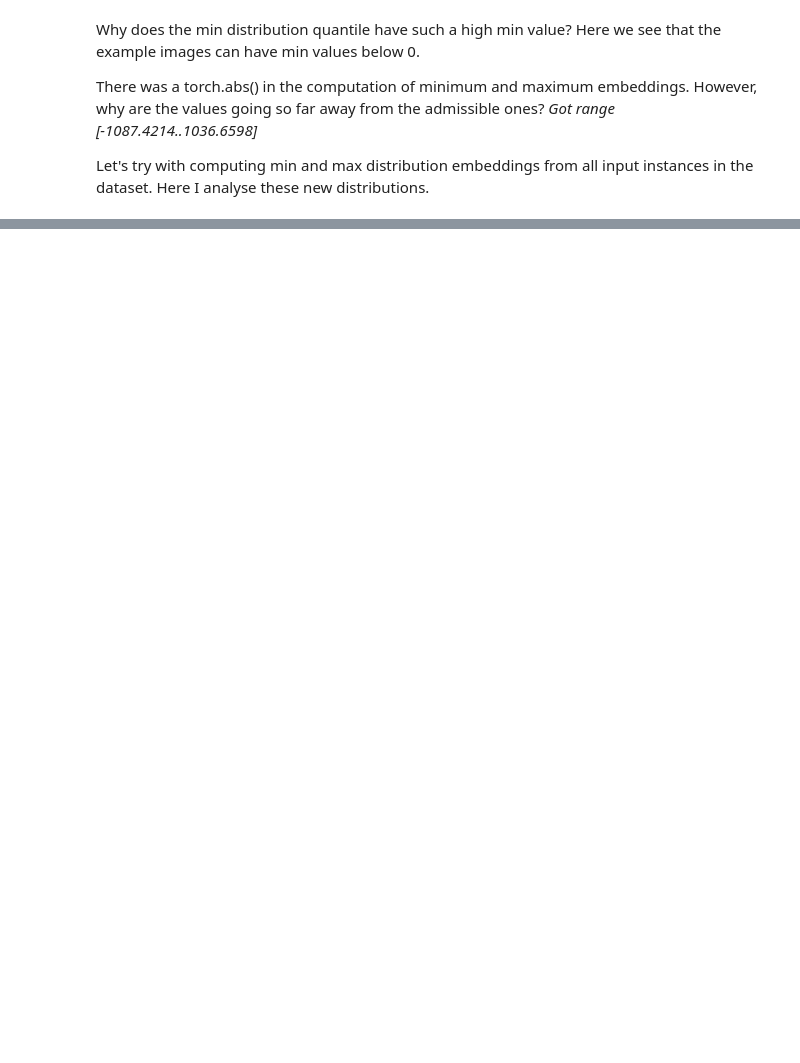
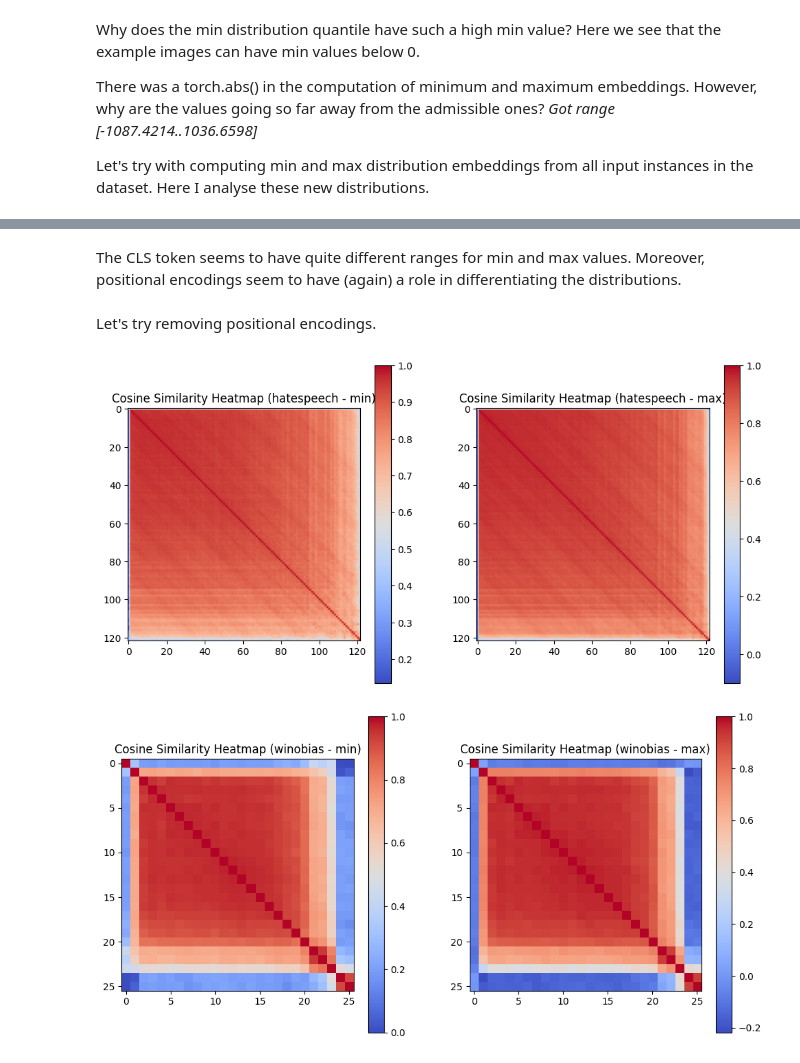
Before and after one commit to alessiomarta/transformers_equivalence_classes, a Jupyter notebook: notebooks/psychedelic_vit.ipynb, the cells around one changed output, grey strips where cells are left out. Drawn from its saved outputs; the diff is of its cells as text; code cells hidden in the pictures; blank space fills up the shorter version.

```diff
--- a/notebooks/psychedelic_vit.ipynb
+++ b/notebooks/psychedelic_vit.ipynb
@@ -331,0 +517,68 @@ Using the maximum padding slows the experiment by a lot, but it is the most accu
+# %% [markdown]
+The CLS token seems to have quite different ranges for min and max values. Moreover, positional encodings seem to have (again) a role in differentiating the distributions.
+# %% [markdown]
+Let's try removing positional encodings.
+# %%
+experiment_winobias = load_json(winobias_experiment_path)
+experiment_hatespeech = load_json(hatespeech_experiment_path)
+bert_winobias_tokenizer, bert_winobias_model = load_bert_model(
+    experiment_winobias["model_path"],
+    mask_or_cls=experiment_winobias["objective"],
+    device=device,
+)
+bert_hatespeech_tokenizer, bert_hatespeech_model = load_bert_model(
+    experiment_hatespeech["model_path"],
+    mask_or_cls=experiment_hatespeech["objective"],
+    device=device,
+)
+# %%
+distrib_no_position = {
+    k: {
+        m: e.squeeze()
+        - (
+            bert_hatespeech_model if k == "hatespeech" else bert_winobias_model
+        ).bert.embeddings.position_embeddings.weight
+        for m, e in distrib[k].items()
+    }
+    for k, v in distrib.items()
+    if k in ["hatespeech", "winobias"]
+}
+
+# Compute cosine similarity matrices
+cosine_similarity_hatespeech_min_no_position = compute_cosine_similarity(
+    distrib_no_position["hatespeech"]["min"]
+)
+cosine_similarity_hatespeech_max_no_position = compute_cosine_similarity(
+    distrib_no_position["hatespeech"]["max"]
+)
+cosine_similarity_winobias_min_no_position = compute_cosine_similarity(
+    distrib_no_position["winobias"]["min"]
+)
+cosine_similarity_winobias_max_no_position = compute_cosine_similarity(
+    distrib_no_position["winobias"]["max"]
+)
+
+plot_similarity_heatmaps(
+    [
+        cosine_similarity_hatespeech_min_no_position[:122, :122].detach().numpy(),
+        cosine_similarity_hatespeech_max_no_position[:122, :122].detach().numpy(),
+    ],
+    [
+        "Cosine Similarity Heatmap (hatespeech - min)",
+        "Cosine Similarity Heatmap (hatespeech - max)",
+    ],
+)
+
+plot_similarity_heatmaps(
+    [
+        cosine_similarity_winobias_min_no_position[:26, :26].detach().numpy(),
+        cosine_similarity_winobias_max_no_position[:26, :26].detach().numpy(),
+    ],
+    [
+        "Cosine Similarity Heatmap (winobias - min)",
+        "Cosine Similarity Heatmap (winobias - max)",
+    ],
+)
+# %% [output]
+[figure, added]
+[figure, added]
```
Also changed, not shown: parts of 18 cells of this notebook, 1 other file.
